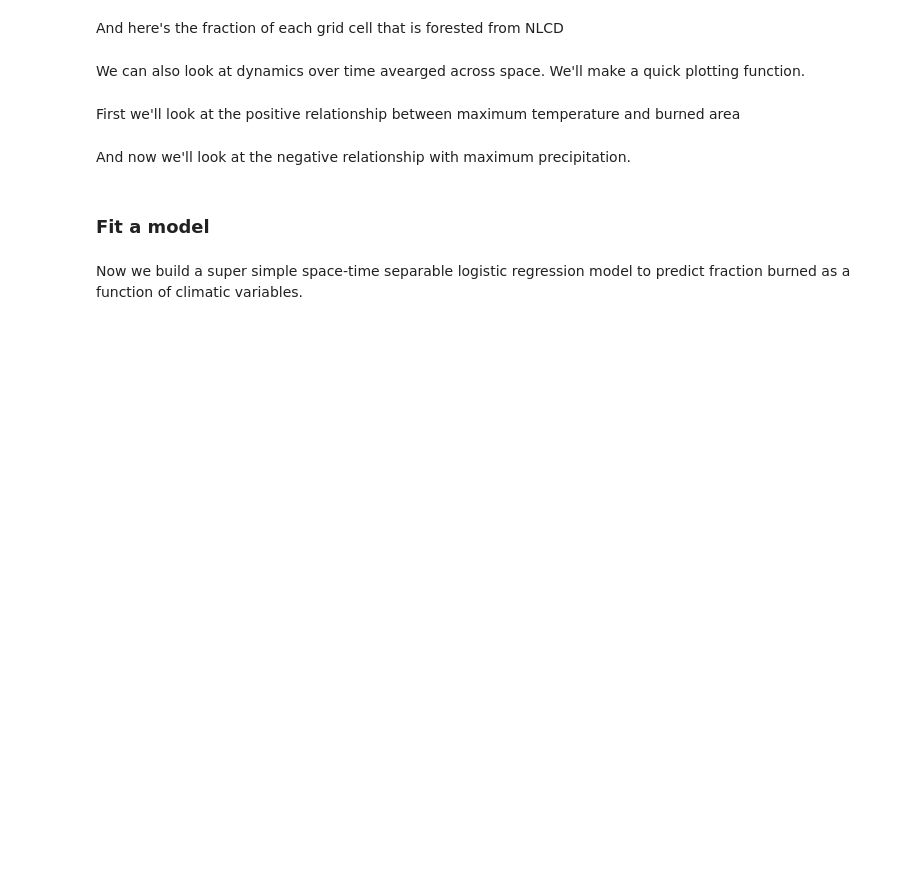
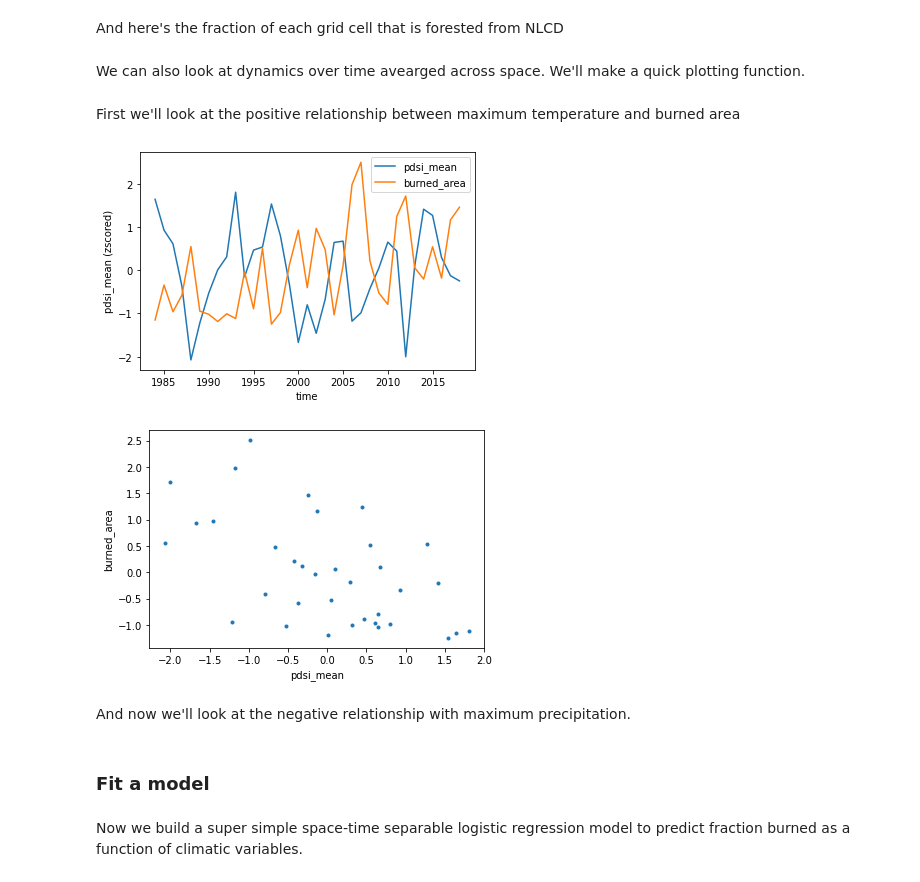
Before and after one commit to carbonplan/forest-risks, a Jupyter notebook: notebooks/fire/fire_model.ipynb, the cells around one changed output. Saved outputs shown, nothing was run; the diff lists cells and outputs as text; code cells hidden in the pictures; blank space fills up the shorter version.

```diff
--- a/notebooks/fire/fire_model.ipynb
+++ b/notebooks/fire/fire_model.ipynb
@@ -42,14 +44,12 @@ coarsen = 4
 # %%
-y, time = load.mtbs(store="local", return_type="numpy", coarsen=coarsen)
-
 X = load.terraclim(
     store="local",
     tlim=(1984, 2018),
     mean=False,
     return_type="numpy",
     coarsen=coarsen,
-    vars=["ppt", "tmax", "tmax", "tmax", "tmin", "tmin", "tmin"],
-    aggs=["sum", "mean", "min", "max", "mean", "min", "max"],
+    vars=["ppt", "ppt", "ppt", "tmax", "tmax", "tmax", "tmin", "tmin", "tmin", "pdsi", "pet", "aet"],
+    aggs=["sum", "min", "max", "mean", "min", "max", "mean", "min", "max", "mean", "mean", "mean"],
 )
 
 mask = load.nlcd(
@@ -60,3 +60,13 @@ mask = load.nlcd(
     coarsen=coarsen,
 )
 X["forested"] = np.tile(mask, [len(time), 1, 1])
+# %%
+groups = load.nftd(
+    store="local",
+    groups="all",
+    return_type="numpy",
+    coarsen=4,
+)
+for key in range(groups.shape[0]):
+    if key > 0:
+        X[f"group_{key}"] = np.tile(groups[key], [len(time), 1, 1])
@@ -110,7 +133,10 @@ def plot_time_vars(var1, var2):
 First we'll look at the positive relationship between maximum temperature and
 burned area
 # %%
-plot_time_vars("tmax_max", "burned_area")
+plot_time_vars("pdsi_mean", "burned_area")
+# %% [output]
+[figure, added]
+[figure, added]
 # %% [markdown]
 And now we'll look at the negative relationship with maximum precipitation.
 # %%
```
Also changed, not shown: parts of 18 cells of this notebook, 15 other files.
